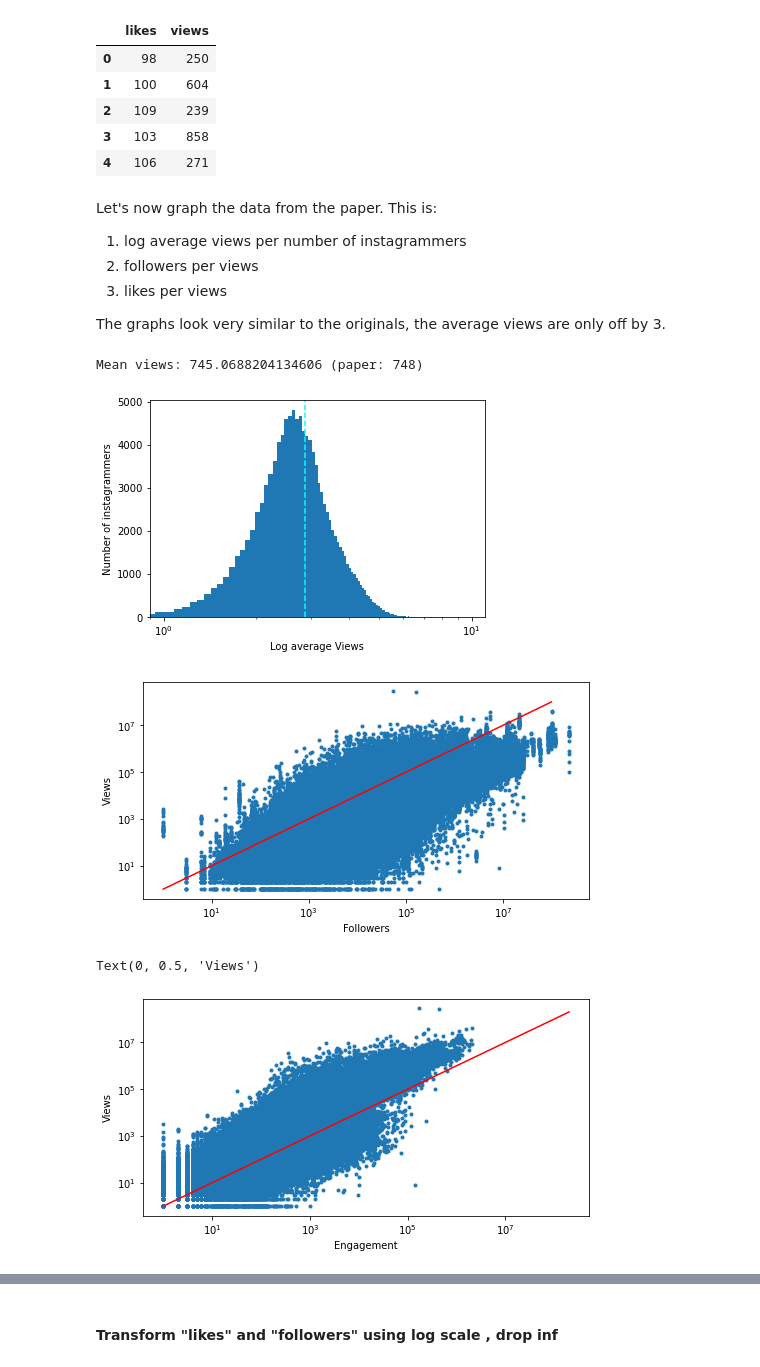
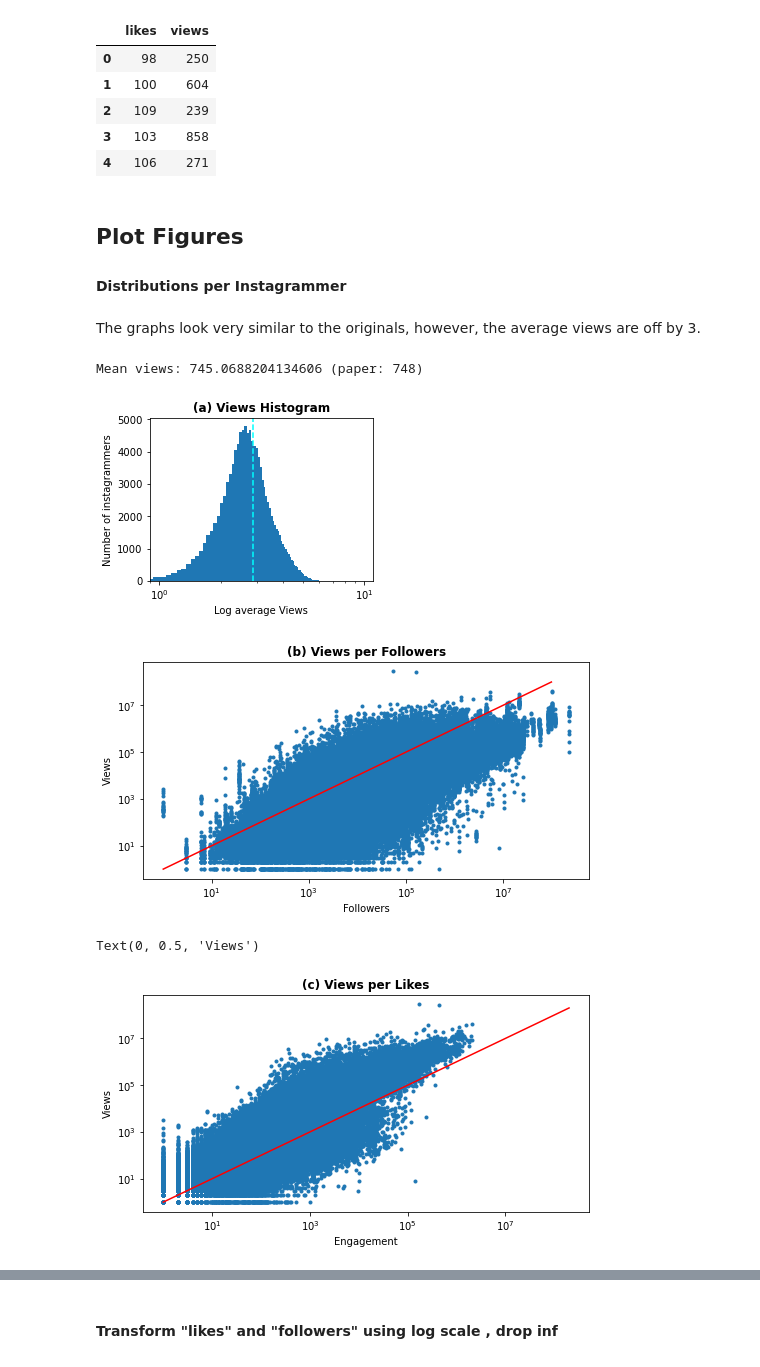
Before and after one commit to Frodl/Experiment_Design_Group12, a Jupyter notebook: Final Notebook .ipynb, the cells around one changed output, grey strips where cells are left out. Drawn from its saved outputs; the diff is of its cells as text; code cells hidden in the pictures.

```diff
--- a/Final Notebook .ipynb
+++ b/Final Notebook .ipynb
@@ -82,45 +64,51 @@ likes.head()
 | 2 | 109 | 239 |
 | 3 | 103 | 858 |
 | 4 | 106 | 271 |
+# %% [markdown]
+## Plot Figures
+
+#### Distributions per Instagrammer
 # %% [markdown]
- Let's now graph the data from the paper. This is:
-1. log average views per number of instagrammers
-2. followers per views
-3. likes per views
-
-The graphs look very similar to the originals, the average views are only off by 3.
+The graphs look very similar to the originals, however, the average views are off by 3.
 # %%
+#figure (a)
 views_log = np.log10(user["avg_views"])
 print("Mean views: {} (paper: 748)".format(10**(views_log.mean())))
+plt.figure(figsize=[4,3])
 plt.hist(views_log,bins=100)
 plt.axvline(x=views_log.mean(),linestyle='--',color='cyan')
 plt.xscale("log")
 plt.xlim(left=0.9,right=11)
 plt.xlabel("Log average Views")
 plt.ylabel("Number of instagrammers")
+plt.title("(a) Views Histogram", fontweight="bold")
 plt.show()
 
+#figure (b)
 plt.figure(figsize=(8,4))
 plt.plot(follower["followers"],follower["views"],".")
 plt.xscale("log")
 plt.yscale("log")
 plt.xlabel("Followers")
 plt.ylabel("Views")
 plt.plot([1,10**8],[1,10**8],"r-")
+plt.title("(b) Views per Followers", fontweight="bold")
 plt.show()
 
+#figure (c)
 plt.figure(figsize=(8,4))
 plt.plot(likes["likes"],likes["views"],".")
 plt.xscale("log")
 plt.yscale("log")
 plt.xlabel("Engagement")
 plt.plot([1,2*10**8],[1,2*10**8],"r-")
+plt.title("(c) Views per Likes", fontweight="bold")
 plt.ylabel("Views")
 
 #https://stackoverflow.com/questions/46415327/matplotlib-plot-points-look-fuzzy-in-python-sharp-in-ipython
 # %% [output]
 Mean views: 745.0688204134606 (paper: 748)
-[figure, old version]
+[figure, new version]
-[figure, old version]
+[figure, new version]
 Text(0, 0.5, 'Views')
-[figure, old version]
+[figure, new version]
```
Also changed, not shown: parts of 32 cells of this notebook.
